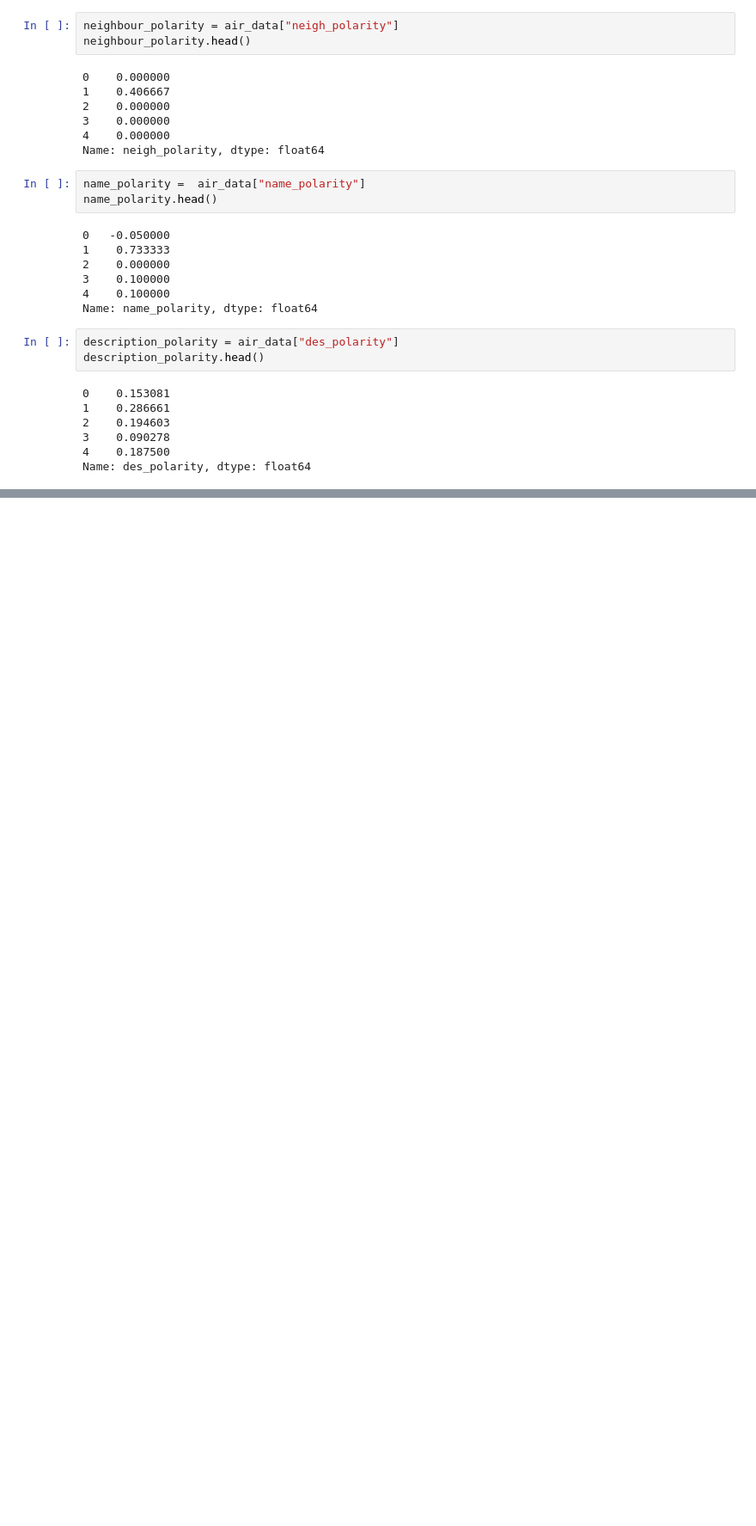
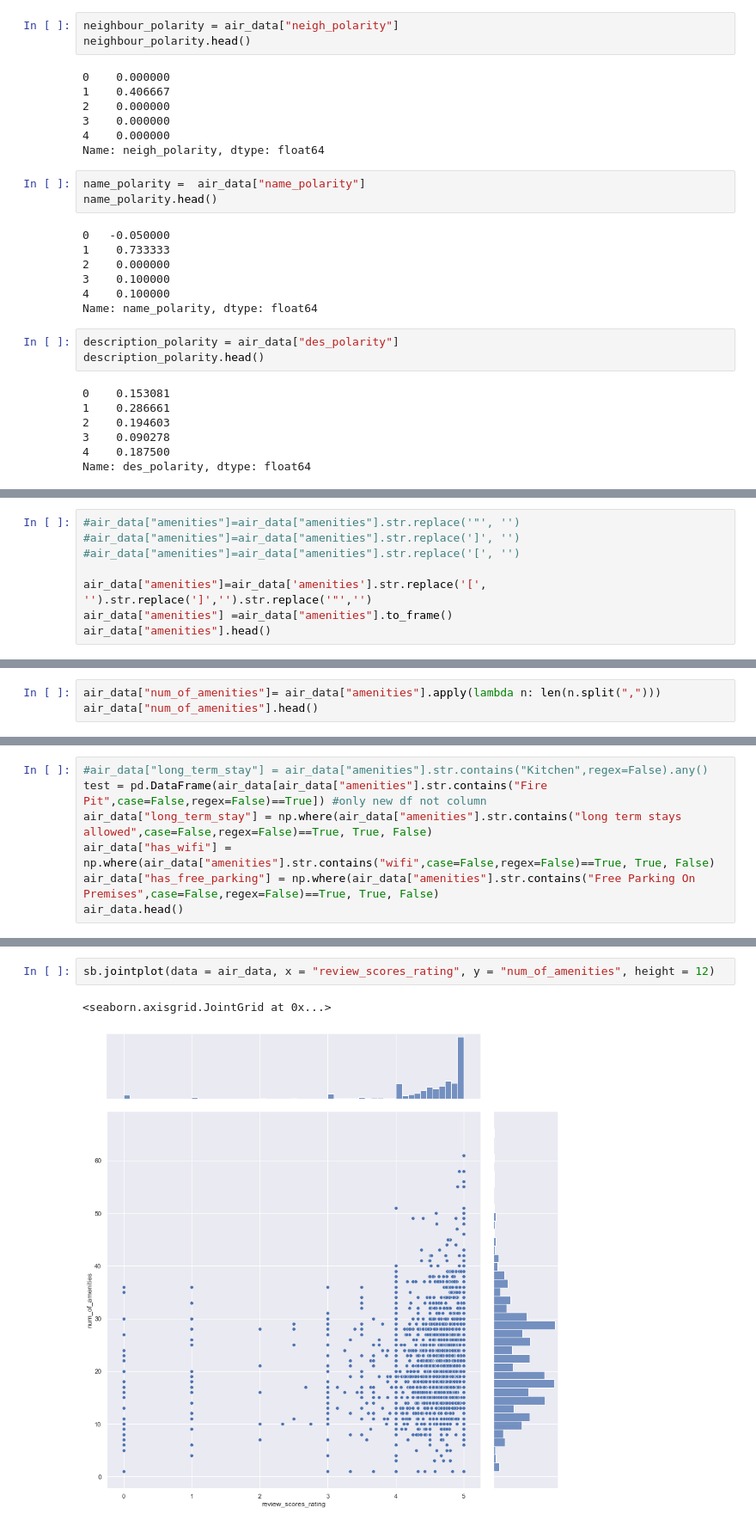
Before and after one commit to boonhaoyeo/SC1015-Mini-Project, a Jupyter notebook: trial.ipynb, the cells around one changed output, grey strips where cells are left out. Shown at 86% size. Saved outputs shown, nothing was run; the diff lists cells and outputs as text; blank space fills up the shorter version.

```diff
--- a/trial.ipynb
+++ b/trial.ipynb
@@ -268,0 +238,8 @@ Name: neighbourhood_cleansed, dtype: object
+# %%
+#air_data["amenities"]=air_data["amenities"].str.replace('"', '')
+#air_data["amenities"]=air_data["amenities"].str.replace(']', '')
+#air_data["amenities"]=air_data["amenities"].str.replace('[', '')
+
+air_data["amenities"]=air_data['amenities'].str.replace('[', '').str.replace(']','').str.replace('"','')
+air_data["amenities"] =air_data["amenities"].to_frame()
+air_data["amenities"].head()
@@ -268,0 +259,3 @@ Name: neighbourhood_cleansed, dtype: object
+# %%
+air_data["num_of_amenities"]= air_data["amenities"].apply(lambda n: len(n.split(",")))
+air_data["num_of_amenities"].head()
@@ -268,0 +293,7 @@ Name: neighbourhood_cleansed, dtype: object
+# %%
+#air_data["long_term_stay"] = air_data["amenities"].str.contains("Kitchen",regex=False).any()
+test = pd.DataFrame(air_data[air_data["amenities"].str.contains("Fire Pit",case=False,regex=False)==True]) #only new df not column
+air_data["long_term_stay"] = np.where(air_data["amenities"].str.contains("long term stays allowed",case=False,regex=False)==True, True, False)
+air_data["has_wifi"] = np.where(air_data["amenities"].str.contains("wifi",case=False,regex=False)==True, True, False)
+air_data["has_free_parking"] = np.where(air_data["amenities"].str.contains("Free Parking On Premises",case=False,regex=False)==True, True, False)
+air_data.head()
@@ -268,0 +353,5 @@ Name: neighbourhood_cleansed, dtype: object
+# %%
+sb.jointplot(data = air_data, x = "review_scores_rating", y = "num_of_amenities", height = 12)
+# %% [output]
+<seaborn.axisgrid.JointGrid at 0x...>
+[figure, added]
```
Also changed, not shown: parts of 49 cells of this notebook.
